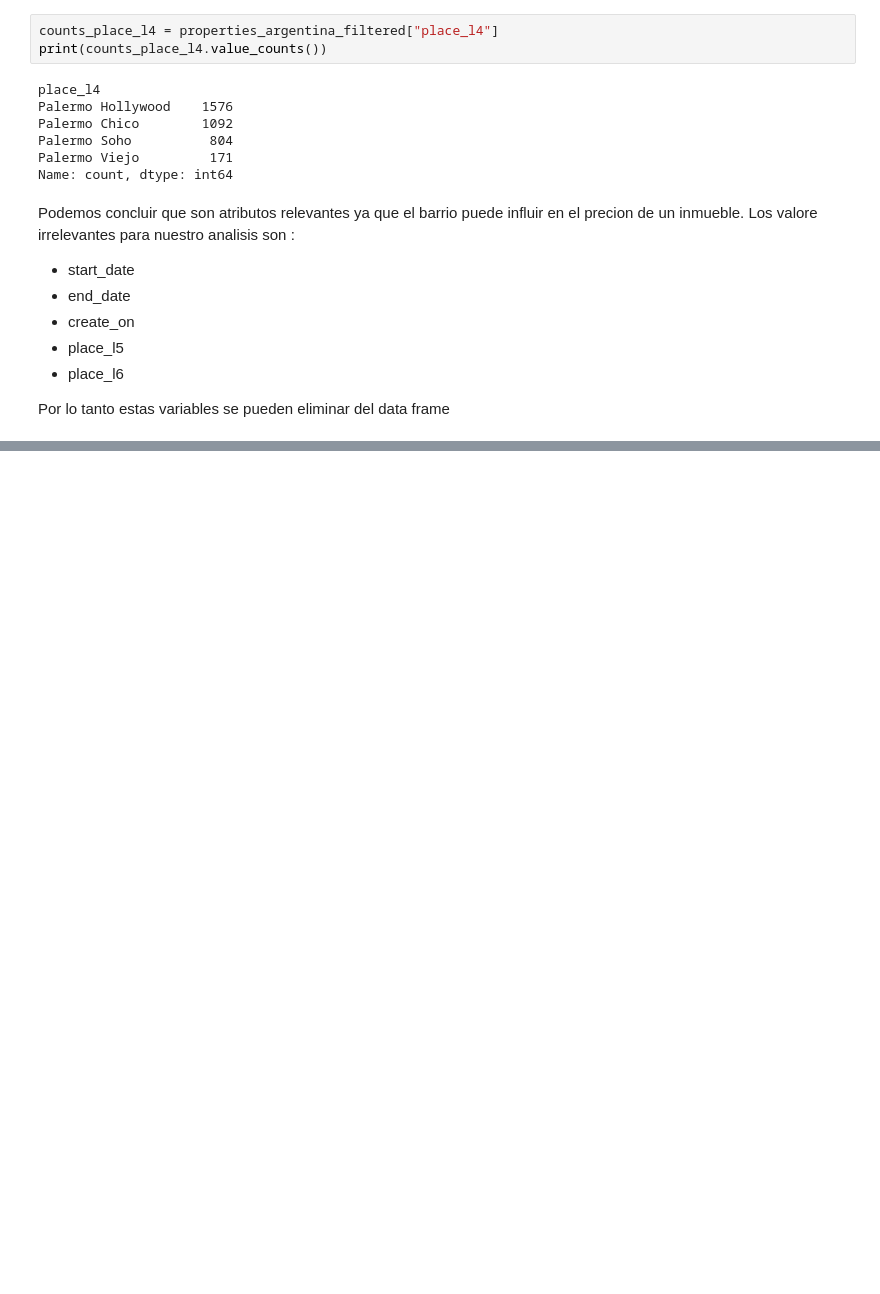
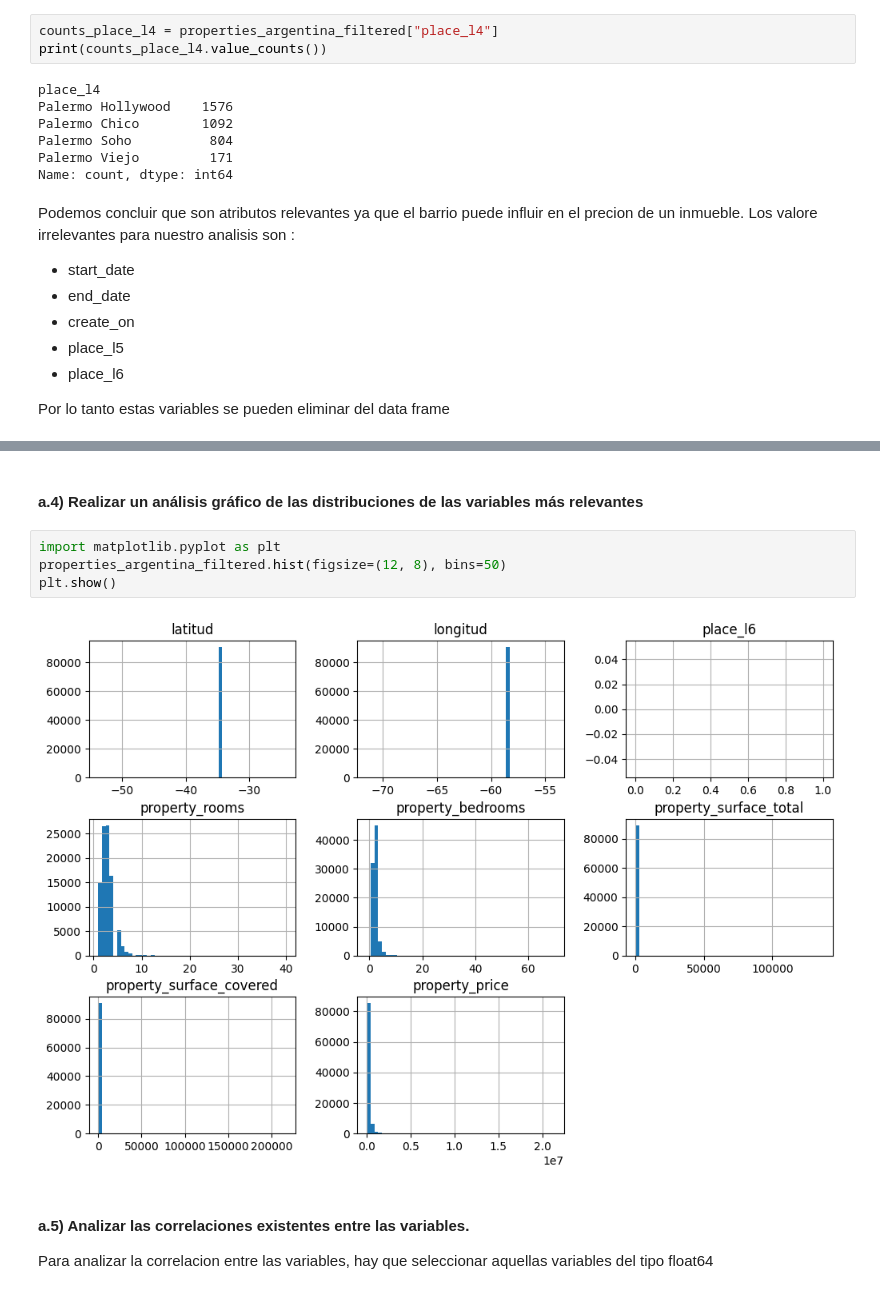
Before and after one commit to hmaldonado12/7506R-1C2024-GRUPO6, a Jupyter notebook: tp1/Copia_de_7506R_TP1_GRUPO06_ENTREGA.ipynb, the cells around one changed output, grey strips where cells are left out. Saved outputs shown, nothing was run; the diff lists cells and outputs as text; blank space fills up the shorter version.

```diff
--- a/tp1/Copia_de_7506R_TP1_GRUPO06_ENTREGA.ipynb
+++ b/tp1/Copia_de_7506R_TP1_GRUPO06_ENTREGA.ipynb
@@ -167,3 +167,14 @@ properties_argentina_filtered.drop(columns=["start_date", "end_date", "created_o
 | 43 | rL7qPkQnomsMGu2ViS3sBw== | -34.628647 | -58.361871 | Capital Federal | Boca | NaN | Venta | Departamento | 4.0 | ... |
 | 49 | vuX/ccLAMVml4qWRFcOJUA== | -34.610027 | -58.401934 | Capital Federal | Once | NaN | Venta | Departamento | 4.0 | ... |
 | 51 | ZTtSCeqZ3HUgf5jjwEzRcw== | -34.631621 | -58.416825 | Capital Federal | Boedo | NaN | Venta | PH | 4.0 | ... |
+# %% [markdown]
+#### a.4)  Realizar un análisis gráfico de las distribuciones de las variables más relevantes
+# %%
+import matplotlib.pyplot as plt
+properties_argentina_filtered.hist(figsize=(12, 8), bins=50)
+plt.show()
+# %% [output]
+[figure, added]
+# %% [markdown]
+#### a.5) Analizar las correlaciones existentes entre las variables.
+Para analizar la correlacion entre las variables, hay que seleccionar aquellas variables del tipo float64
```
Also changed, not shown: parts of 9 cells of this notebook.
